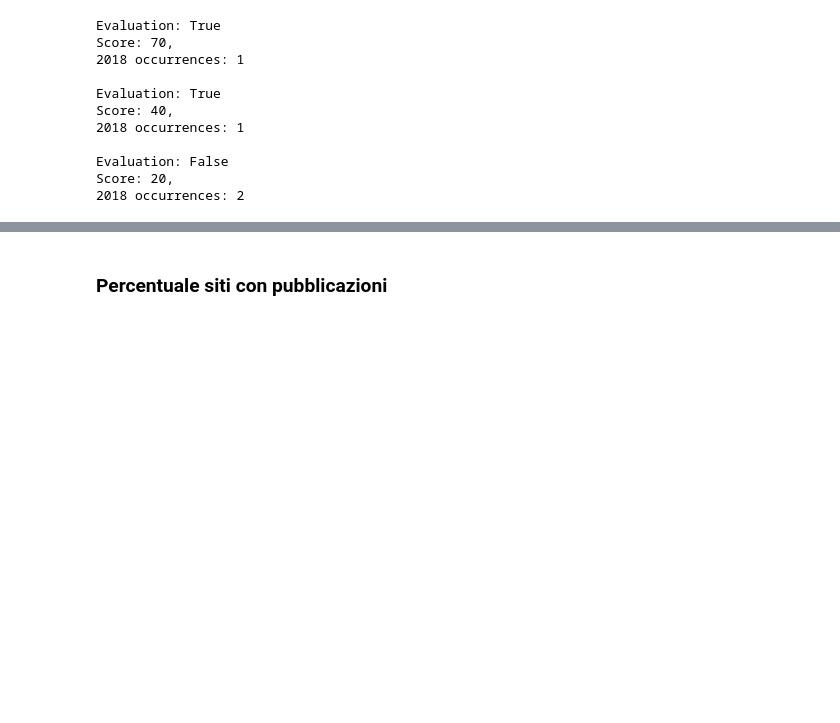
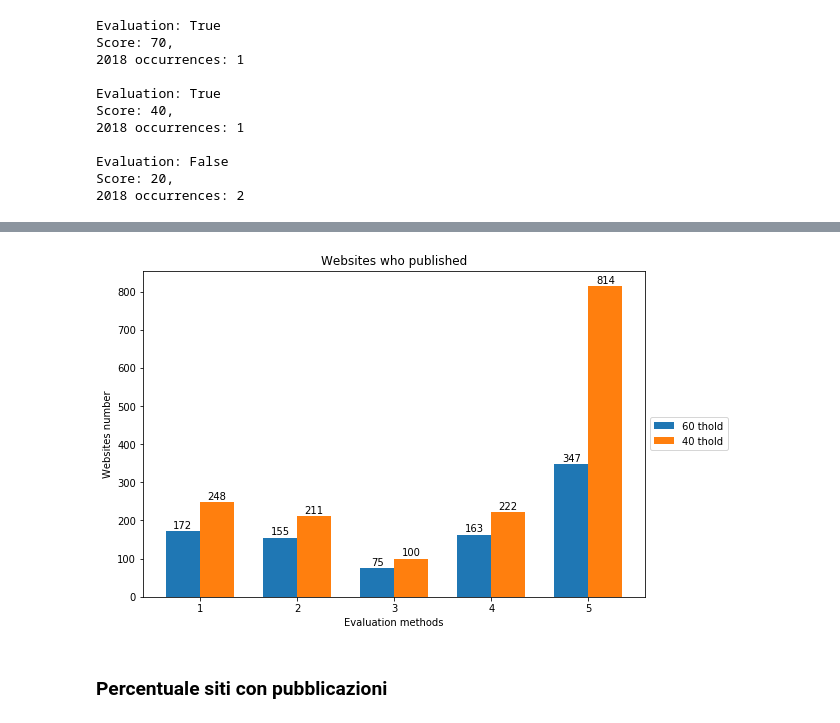
Before and after one commit to tomfran/sustainability_reports_analysis, a Jupyter notebook: notebook.ipynb, the cells around one changed output, grey strips where cells are left out. Saved outputs shown, nothing was run; the diff lists cells and outputs as text; code cells hidden in the pictures; blank space fills up the shorter version.

Commit message:
Added plots to notebook

```diff
--- a/notebook.ipynb
+++ b/notebook.ipynb
@@ -146,0 +140,5 @@ Il numero di riscontri ora è chiaramente minore, ma si apprezza una pertinenza
+# %%
+from csv_links_processing import get_stats, generate_plot
+import matplotlib.pyplot as plt
+
+stp = get_stats("csv_links_processing/evaluation_tests/data")
@@ -147,2 +150,8 @@ Il numero di riscontri ora è chiaramente minore, ma si apprezza una pertinenza
+# %%
+i = 0
+generate_plot(i, stp)
+plt.show()
+# %% [output]
+[figure, added]
 # %% [markdown]
 ### Percentuale siti con pubblicazioni
```
Also changed, not shown: parts of 13 cells of this notebook, 31 other files.
